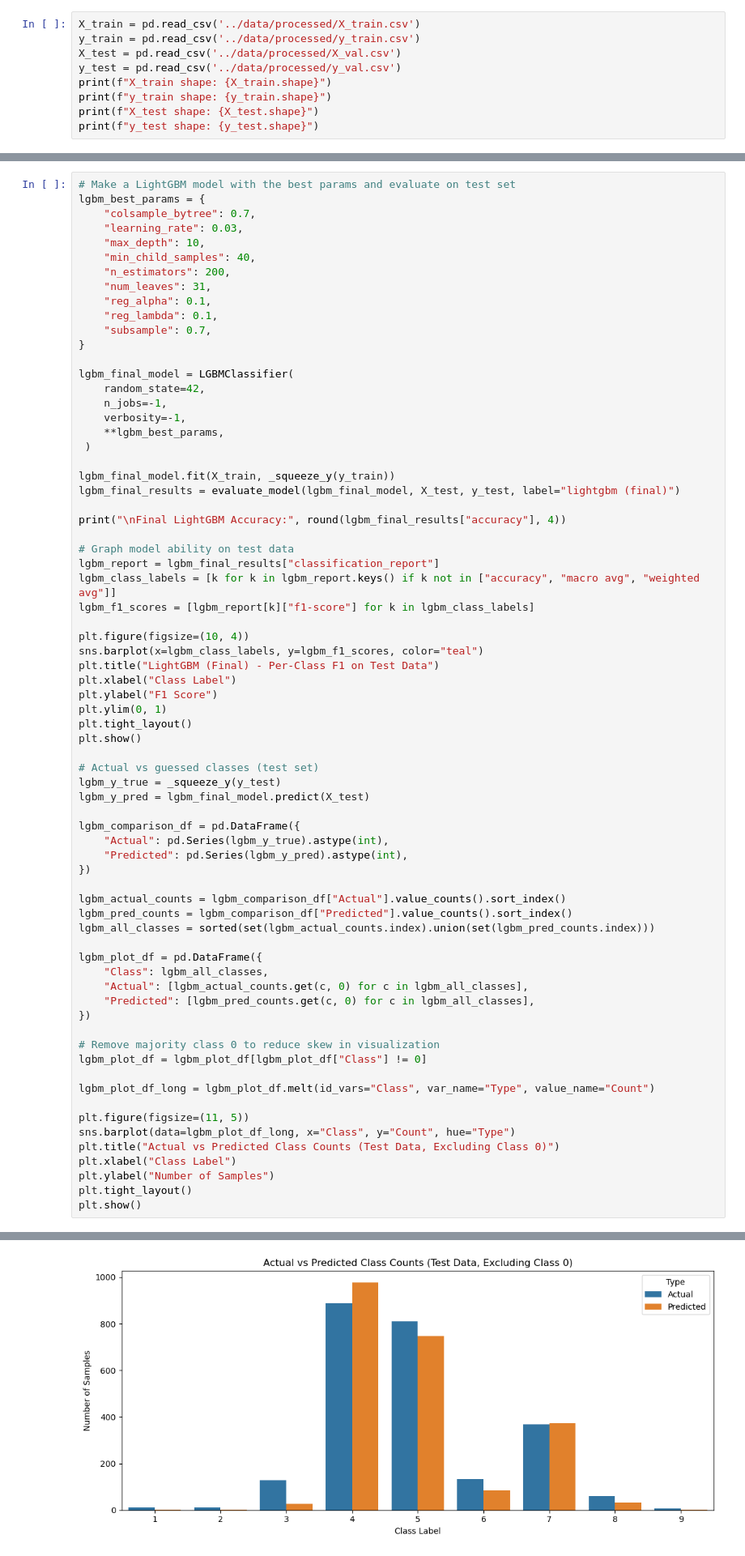
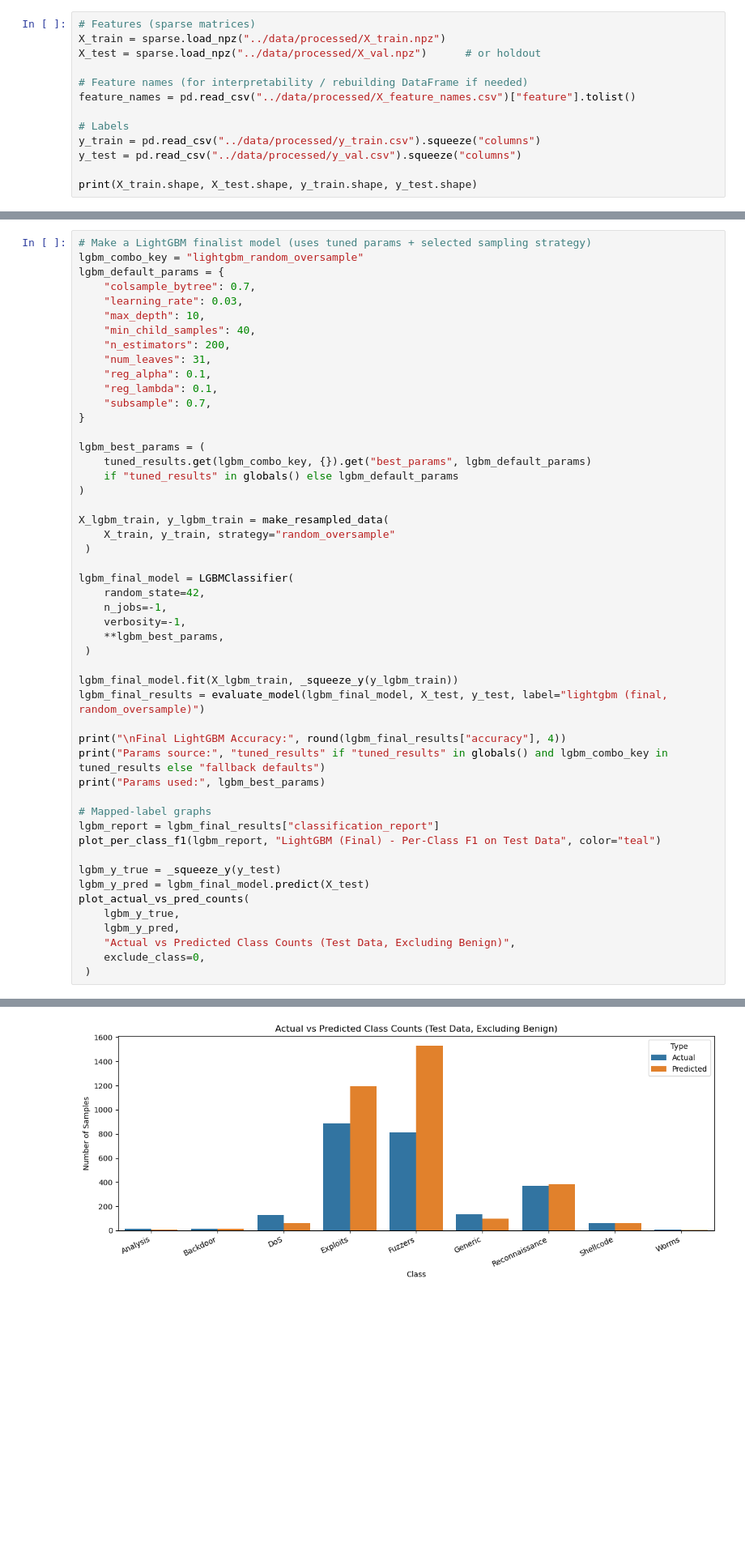
Before and after one commit to tanmanrok/NetworkDataSecurityScanner, a Jupyter notebook: notebooks/Modeling.ipynb, the cells around one changed output, grey strips where cells are left out. Shown at 81% size. Saved outputs shown, nothing was run; the diff lists cells and outputs as text; blank space fills up the shorter version.

```diff
--- a/notebooks/Modeling.ipynb
+++ b/notebooks/Modeling.ipynb
@@ -19,12 +31,16 @@ import seaborn as sns
 import warnings
 warnings.filterwarnings('ignore')
 # %%
-X_train = pd.read_csv('../data/processed/X_train.csv')
-y_train = pd.read_csv('../data/processed/y_train.csv')
-X_test = pd.read_csv('../data/processed/X_val.csv')
-y_test = pd.read_csv('../data/processed/y_val.csv')
-print(f"X_train shape: {X_train.shape}")
-print(f"y_train shape: {y_train.shape}")
-print(f"X_test shape: {X_test.shape}")
-print(f"y_test shape: {y_test.shape}")
+# Features (sparse matrices)
+X_train = sparse.load_npz("../data/processed/X_train.npz")
+X_test = sparse.load_npz("../data/processed/X_val.npz")      # or holdout
+
+# Feature names (for interpretability / rebuilding DataFrame if needed)
+feature_names = pd.read_csv("../data/processed/X_feature_names.csv")["feature"].tolist()
+
+# Labels
+y_train = pd.read_csv("../data/processed/y_train.csv").squeeze("columns")
+y_test = pd.read_csv("../data/processed/y_val.csv").squeeze("columns")
+
+print(X_train.shape, X_test.shape, y_train.shape, y_test.shape)
 # %% [output]
@@ -781,6 +775,7 @@ Final Logistic Regression Accuracy: 0.9664
 # %%
-# Make a LightGBM model with the best params and evaluate on test set
-lgbm_best_params = {
+# Make a LightGBM finalist model (uses tuned params + selected sampling strategy)
+lgbm_combo_key = "lightgbm_random_oversample"
+lgbm_default_params = {
     "colsample_bytree": 0.7,
     "learning_rate": 0.03,
     "max_depth": 10,
@@ -792,6 +787,15 @@ lgbm_best_params = {
     "subsample": 0.7,
 }
 
+lgbm_best_params = (
+    tuned_results.get(lgbm_combo_key, {}).get("best_params", lgbm_default_params)
+    if "tuned_results" in globals() else lgbm_default_params
+)
+
+X_lgbm_train, y_lgbm_train = make_resampled_data(
+    X_train, y_train, strategy="random_oversample"
+ )
+
 lgbm_final_model = LGBMClassifier(
     random_state=42,
     n_jobs=-1,
@@ -799,54 +803,23 @@ lgbm_final_model = LGBMClassifier(
     **lgbm_best_params,
  )
 
-lgbm_final_model.fit(X_train, _squeeze_y(y_train))
-lgbm_final_results = evaluate_model(lgbm_final_model, X_test, y_test, label="lightgbm (final)")
+lgbm_final_model.fit(X_lgbm_train, _squeeze_y(y_lgbm_train))
+lgbm_final_results = evaluate_model(lgbm_final_model, X_test, y_test, label="lightgbm (final, random_oversample)")
 
 print("\nFinal LightGBM Accuracy:", round(lgbm_final_results["accuracy"], 4))
+print("Params source:", "tuned_results" if "tuned_results" in globals() and lgbm_combo_key in tuned_results else "fallback defaults")
+print("Params used:", lgbm_best_params)
 
-# Graph model ability on test data
+# Mapped-label graphs
 lgbm_report = lgbm_final_results["classification_report"]
-lgbm_class_labels = [k for k in lgbm_report.keys() if k not in ["accuracy", "macro avg", "weighted avg"]]
-lgbm_f1_scores = [lgbm_report[k]["f1-score"] for k in lgbm_class_labels]
+plot_per_class_f1(lgbm_report, "LightGBM (Final) - Per-Class F1 on Test Data", color="teal")
 
-plt.figure(figsize=(10, 4))
-sns.barplot(x=lgbm_class_labels, y=lgbm_f1_scores, color="teal")
-plt.title("LightGBM (Final) - Per-Class F1 on Test Data")
-plt.xlabel("Class Label")
-plt.ylabel("F1 Score")
-plt.ylim(0, 1)
-plt.tight_layout()
-plt.show()
-
-# Actual vs guessed classes (test set)
 lgbm_y_true = _squeeze_y(y_test)
 lgbm_y_pred = lgbm_final_model.predict(X_test)
-
-lgbm_comparison_df = pd.DataFrame({
-    "Actual": pd.Series(lgbm_y_true).astype(int),
-    "Predicted": pd.Series(lgbm_y_pred).astype(int),
-})
-
-lgbm_actual_counts = lgbm_comparison_df["Actual"].value_counts().sort_index()
-lgbm_pred_counts = lgbm_comparison_df["Predicted"].value_counts().sort_index()
-lgbm_all_classes = sorted(set(lgbm_actual_counts.index).union(set(lgbm_pred_counts.index)))
-
-lgbm_plot_df = pd.DataFrame({
-    "Class": lgbm_all_classes,
-    "Actual": [lgbm_actual_counts.get(c, 0) for c in lgbm_all_classes],
-    "Predicted": [lgbm_pred_counts.get(c, 0) for c in lgbm_all_classes],
-})
-
-# Remove majority class 0 to reduce skew in visualization
-lgbm_plot_df = lgbm_plot_df[lgbm_plot_df["Class"] != 0]
-
-lgbm_plot_df_long = lgbm_plot_df.melt(id_vars="Class", var_name="Type", value_name="Count")
-
-plt.figure(figsize=(11, 5))
-sns.barplot(data=lgbm_plot_df_long, x="Class", y="Count", hue="Type")
-plt.title("Actual vs Predicted Class Counts (Test Data, Excluding Class 0)")
-plt.xlabel("Class Label")
-plt.ylabel("Number of Samples")
-plt.tight_layout()
-plt.show()
+plot_actual_vs_pred_counts(
+    lgbm_y_true,
+    lgbm_y_pred,
+    "Actual vs Predicted Class Counts (Test Data, Excluding Benign)",
+    exclude_class=0,
+ )
 # %% [output]
@@ -871 +844 @@ Final LightGBM Accuracy: 0.9859
-[figure, old version]
+[figure, new version]
```
Also changed, not shown: parts of 37 cells of this notebook, 2 other files.
